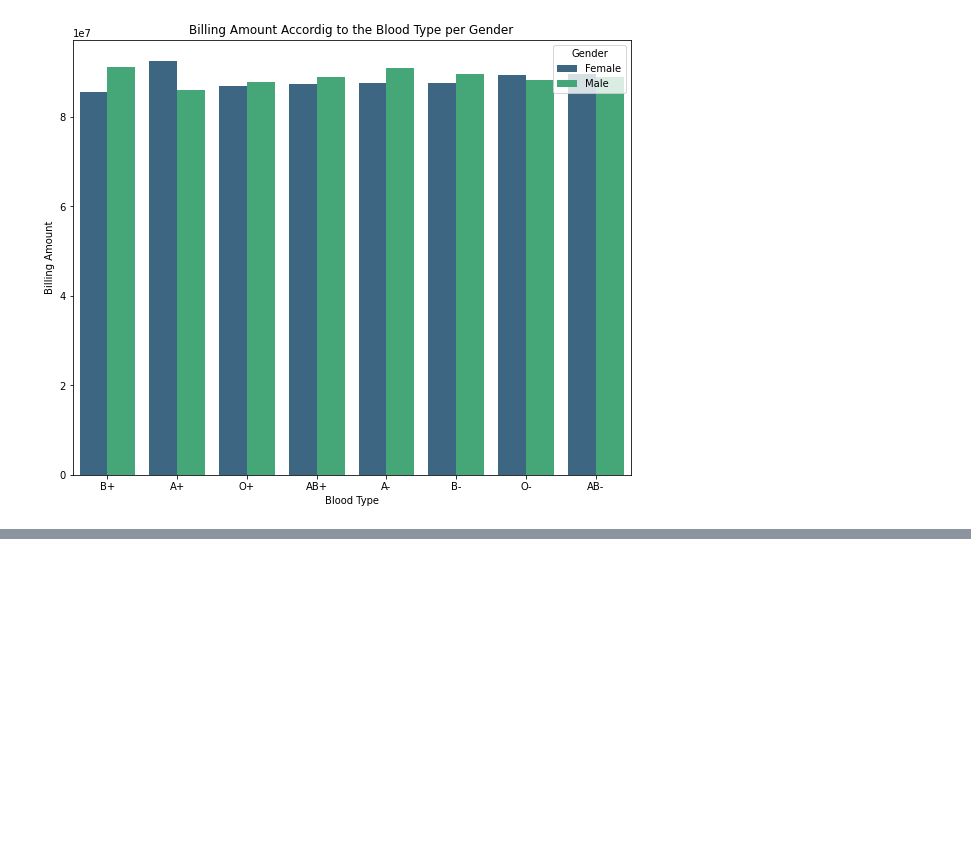
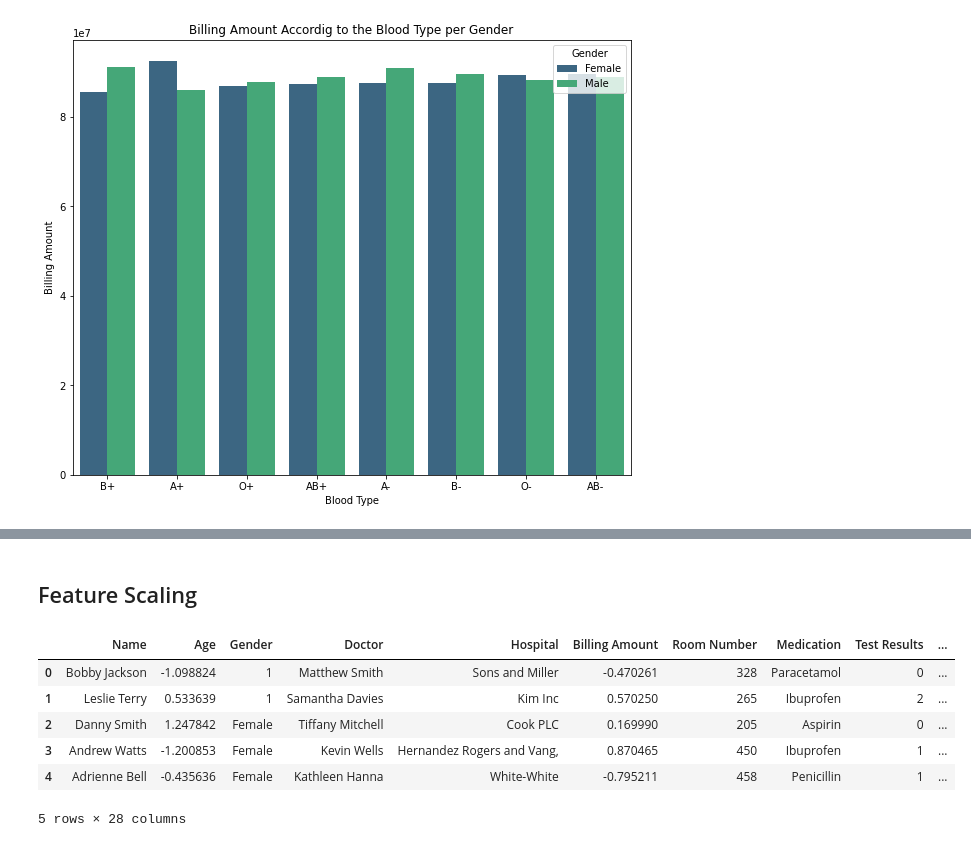
Before and after one commit to MrEktirir/Analysis-of-Healthcare, a Jupyter notebook: Notebooks/main.ipynb, the cells around one changed output, grey strips where cells are left out. Cells and saved outputs as stored; diff of their text form; code cells hidden in the pictures; blank space fills up the shorter version.

```diff
--- a/Notebooks/main.ipynb
+++ b/Notebooks/main.ipynb
@@ -393,0 +434,15 @@ Text(0.5, 1.0, 'Billing Amount Accordig to the Blood Type per Gender')
+# %% [markdown]
+## Feature Scaling
+# %%
+from sklearn.preprocessing import StandardScaler
+scaler = StandardScaler()
+dataset[['Age', 'Billing Amount', 'Admission Duration']] = scaler.fit_transform(dataset[['Age', 'Billing Amount', 'Admission Duration']])
+dataset.head()
+# %% [output]
+|  | Name | Age | Gender | Doctor | Hospital | Billing Amount | Room Number | Medication | Test Results | ... |
+| 0 | Bobby Jackson | -1.098824 | 1 | Matthew Smith | Sons and Miller | -0.470261 | 328 | Paracetamol | 0 | ... |
+| 1 | Leslie Terry | 0.533639 | 1 | Samantha Davies | Kim Inc | 0.570250 | 265 | Ibuprofen | 2 | ... |
+| 2 | Danny Smith | 1.247842 | Female | Tiffany Mitchell | Cook PLC | 0.169990 | 205 | Aspirin | 0 | ... |
+| 3 | Andrew Watts | -1.200853 | Female | Kevin Wells | Hernandez Rogers and Vang, | 0.870465 | 450 | Ibuprofen | 1 | ... |
+| 4 | Adrienne Bell | -0.435636 | Female | Kathleen Hanna | White-White | -0.795211 | 458 | Penicillin | 1 | ... |
+5 rows × 28 columns
```
Also changed, not shown: parts of 10 cells of this notebook.
